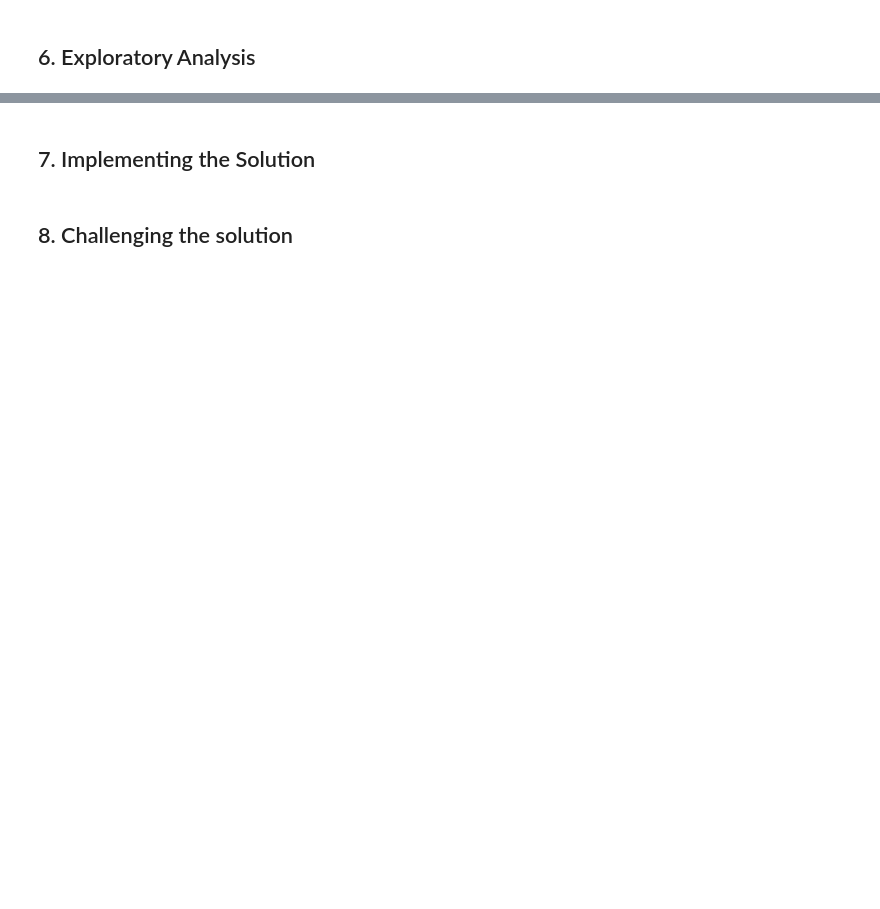
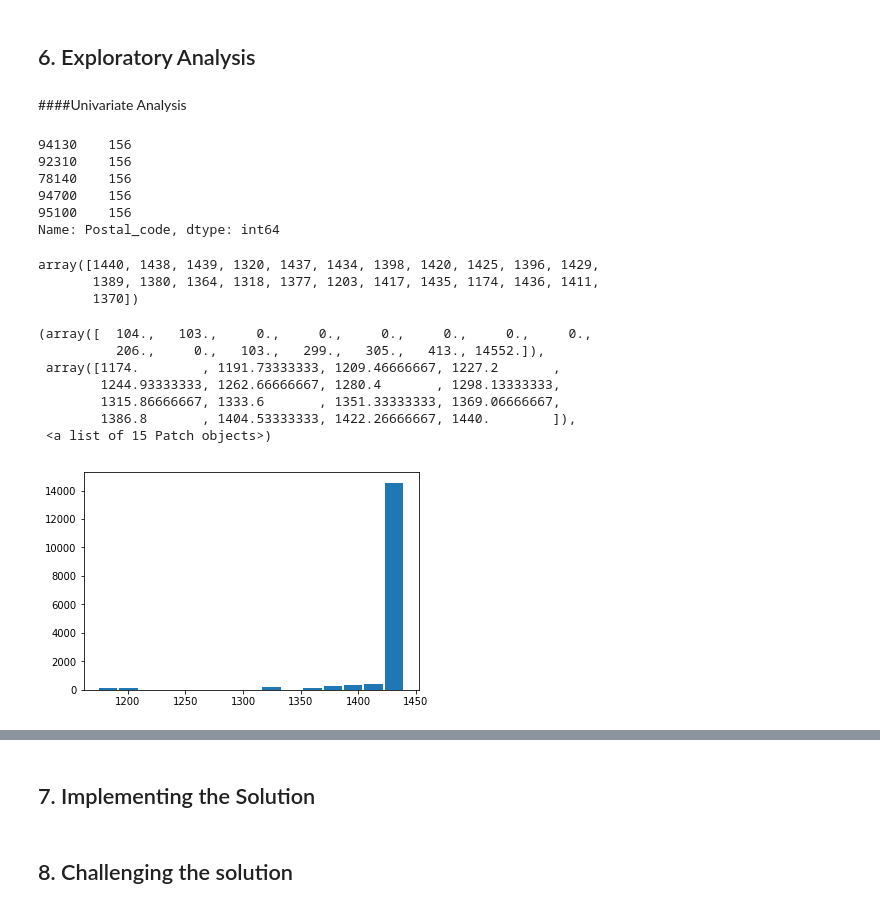
Before and after one commit to ibrahimabdike/IP_Week3_core_Ibrahim_Yahya, a Jupyter notebook: IP_Week3_core_Ibrahim_Yahya.ipynb, the cells around one changed output, grey strips where cells are left out. Drawn from its saved outputs; the diff is of its cells as text; code cells hidden in the pictures; blank space fills up the shorter version.

```diff
--- a/IP_Week3_core_Ibrahim_Yahya.ipynb
+++ b/IP_Week3_core_Ibrahim_Yahya.ipynb
@@ -157,0 +136,34 @@ dtype: int64
+# %% [markdown]
+####Univariate Analysis
+# %%
+#Each postal code has 156 entries
+#example displays first 5 postal code entries
+autolib.Postal_code.value_counts().head()
+# %% [output]
+94130    156
+92310    156
+78140    156
+94700    156
+95100    156
+Name: Postal_code, dtype: int64
+# %%
+#Unique entries for the number of data points column
+
+autolib.n_daily_data_points.unique()
+# %% [output]
+array([1440, 1438, 1439, 1320, 1437, 1434, 1398, 1420, 1425, 1396, 1429,
+       1389, 1380, 1364, 1318, 1377, 1203, 1417, 1435, 1174, 1436, 1411,
+       1370])
+# %%
+#Number of daily data points is mostly between 1350 and 1450
+
+plt.hist(autolib["n_daily_data_points"], bins=15, histtype='bar', rwidth=0.9)
+# %% [output]
+(array([  104.,   103.,     0.,     0.,     0.,     0.,     0.,     0.,
+          206.,     0.,   103.,   299.,   305.,   413., 14552.]),
+ array([1174.        , 1191.73333333, 1209.46666667, 1227.2       ,
+        1244.93333333, 1262.66666667, 1280.4       , 1298.13333333,
+        1315.86666667, 1333.6       , 1351.33333333, 1369.06666667,
+        1386.8       , 1404.53333333, 1422.26666667, 1440.        ]),
+ <a list of 15 Patch objects>)
+[figure, added]
```
Also changed, not shown: parts of 49 cells of this notebook.
